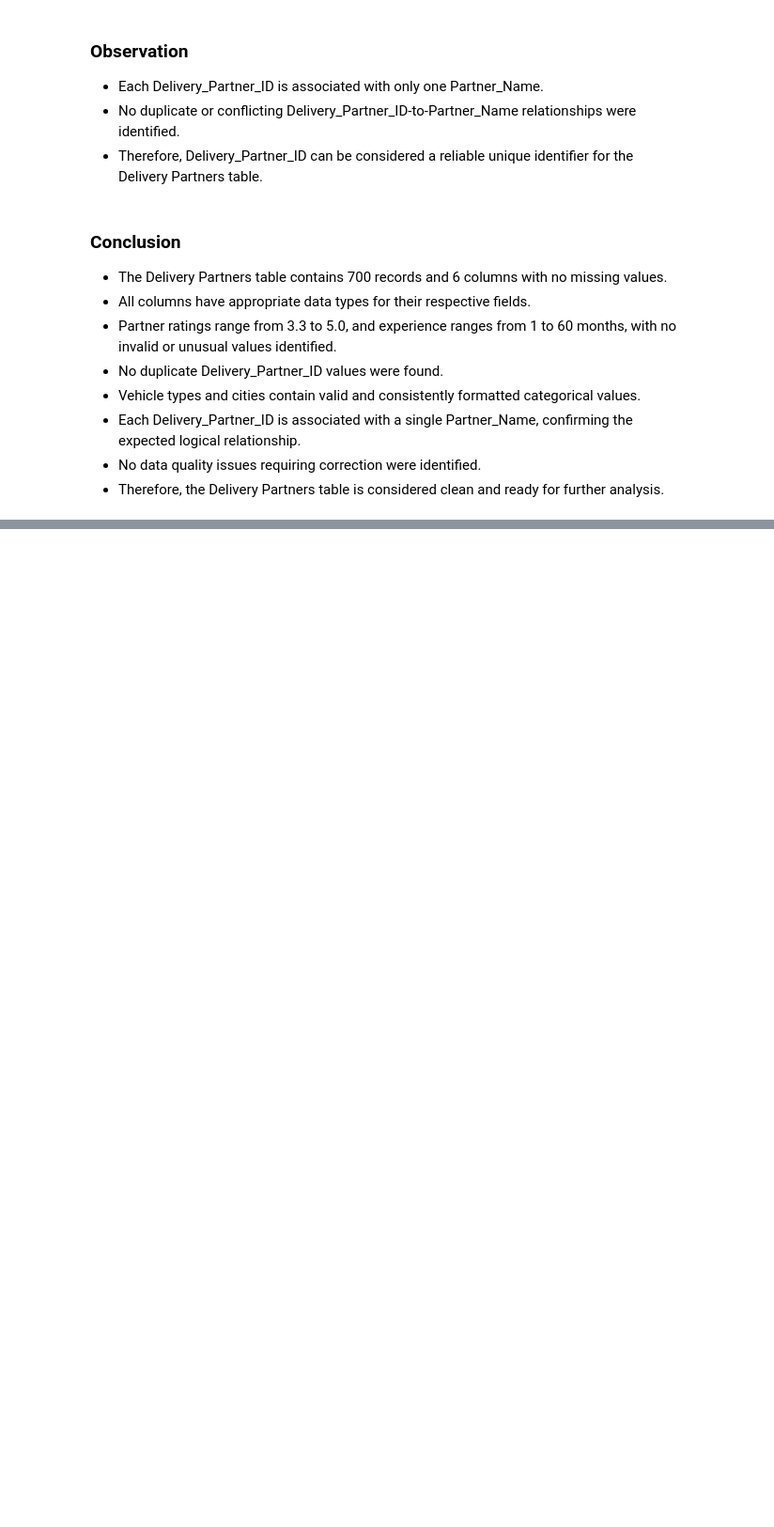
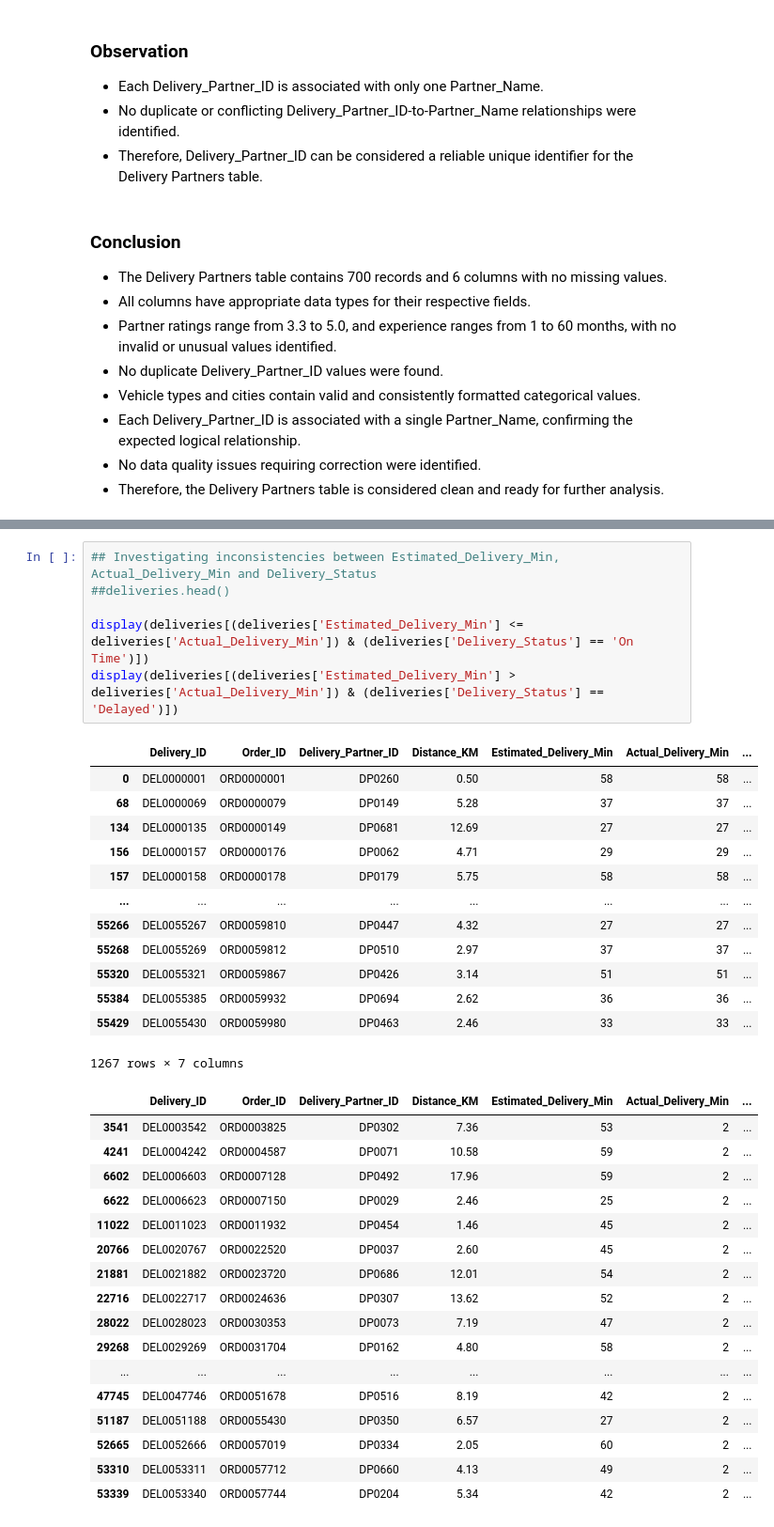
Before and after one commit to saradlakandri/Food-Delivery-Operations-Customer-Analytics, a Jupyter notebook: Python/Food_Delivery_Operations_Customer_Analytics.ipynb, the cells around one changed output, grey strips where cells are left out. Shown at 94% size. Drawn from its saved outputs; the diff is of its cells as text; blank space fills up the shorter version.

```diff
--- a/Python/Food_Delivery_Operations_Customer_Analytics.ipynb
+++ b/Python/Food_Delivery_Operations_Customer_Analytics.ipynb
@@ -1356,0 +1571,37 @@ dtype: int64
+# %%
+## Investigating inconsistencies between Estimated_Delivery_Min, Actual_Delivery_Min and Delivery_Status
+##deliveries.head()
+
+display(deliveries[(deliveries['Estimated_Delivery_Min'] <= deliveries['Actual_Delivery_Min']) & (deliveries['Delivery_Status'] == 'On Time')])
+display(deliveries[(deliveries['Estimated_Delivery_Min'] > deliveries['Actual_Delivery_Min']) & (deliveries['Delivery_Status'] == 'Delayed')])
+# %% [output]
+|  | Delivery_ID | Order_ID | Delivery_Partner_ID | Distance_KM | Estimated_Delivery_Min | Actual_Delivery_Min | ... |
+| 0 | DEL0000001 | ORD0000001 | DP0260 | 0.50 | 58 | 58 | ... |
+| 68 | DEL0000069 | ORD0000079 | DP0149 | 5.28 | 37 | 37 | ... |
+| 134 | DEL0000135 | ORD0000149 | DP0681 | 12.69 | 27 | 27 | ... |
+| 156 | DEL0000157 | ORD0000176 | DP0062 | 4.71 | 29 | 29 | ... |
+| 157 | DEL0000158 | ORD0000178 | DP0179 | 5.75 | 58 | 58 | ... |
+| ... | ... | ... | ... | ... | ... | ... | ... |
+| 55266 | DEL0055267 | ORD0059810 | DP0447 | 4.32 | 27 | 27 | ... |
+| 55268 | DEL0055269 | ORD0059812 | DP0510 | 2.97 | 37 | 37 | ... |
+| 55320 | DEL0055321 | ORD0059867 | DP0426 | 3.14 | 51 | 51 | ... |
+| 55384 | DEL0055385 | ORD0059932 | DP0694 | 2.62 | 36 | 36 | ... |
+| 55429 | DEL0055430 | ORD0059980 | DP0463 | 2.46 | 33 | 33 | ... |
+1267 rows × 7 columns
+|  | Delivery_ID | Order_ID | Delivery_Partner_ID | Distance_KM | Estimated_Delivery_Min | Actual_Delivery_Min | ... |
+| 3541 | DEL0003542 | ORD0003825 | DP0302 | 7.36 | 53 | 2 | ... |
+| 4241 | DEL0004242 | ORD0004587 | DP0071 | 10.58 | 59 | 2 | ... |
+| 6602 | DEL0006603 | ORD0007128 | DP0492 | 17.96 | 59 | 2 | ... |
+| 6622 | DEL0006623 | ORD0007150 | DP0029 | 2.46 | 25 | 2 | ... |
+| 11022 | DEL0011023 | ORD0011932 | DP0454 | 1.46 | 45 | 2 | ... |
+| 20766 | DEL0020767 | ORD0022520 | DP0037 | 2.60 | 45 | 2 | ... |
+| 21881 | DEL0021882 | ORD0023720 | DP0686 | 12.01 | 54 | 2 | ... |
+| 22716 | DEL0022717 | ORD0024636 | DP0307 | 13.62 | 52 | 2 | ... |
+| 28022 | DEL0028023 | ORD0030353 | DP0073 | 7.19 | 47 | 2 | ... |
+| 29268 | DEL0029269 | ORD0031704 | DP0162 | 4.80 | 58 | 2 | ... |
+| ... | ... | ... | ... | ... | ... | ... | ... |
+| 47745 | DEL0047746 | ORD0051678 | DP0516 | 8.19 | 42 | 2 | ... |
+| 51187 | DEL0051188 | ORD0055430 | DP0350 | 6.57 | 27 | 2 | ... |
+| 52665 | DEL0052666 | ORD0057019 | DP0334 | 2.05 | 60 | 2 | ... |
+| 53310 | DEL0053311 | ORD0057712 | DP0660 | 4.13 | 49 | 2 | ... |
+| 53339 | DEL0053340 | ORD0057744 | DP0204 | 5.34 | 42 | 2 | ... |
```
Also changed, not shown: parts of 35 cells of this notebook.
